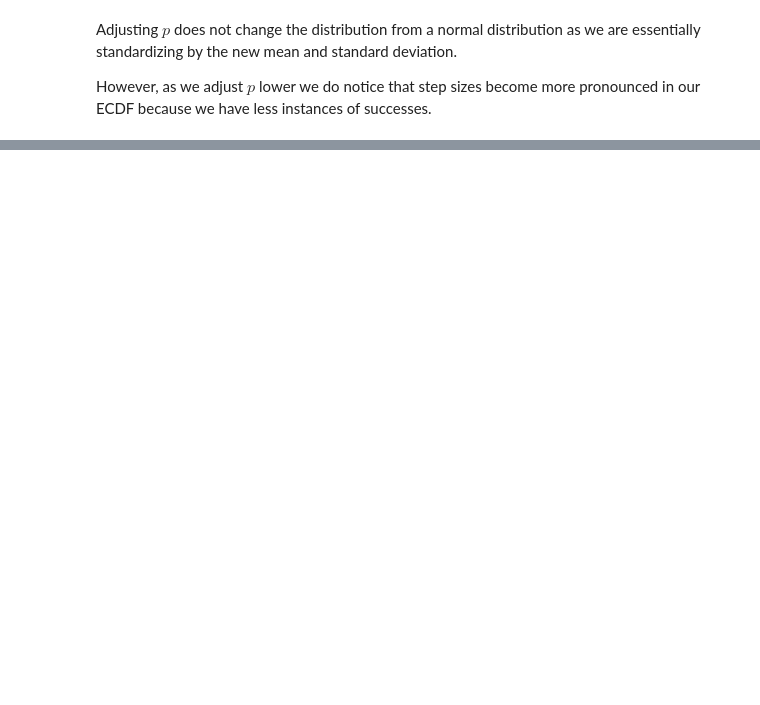
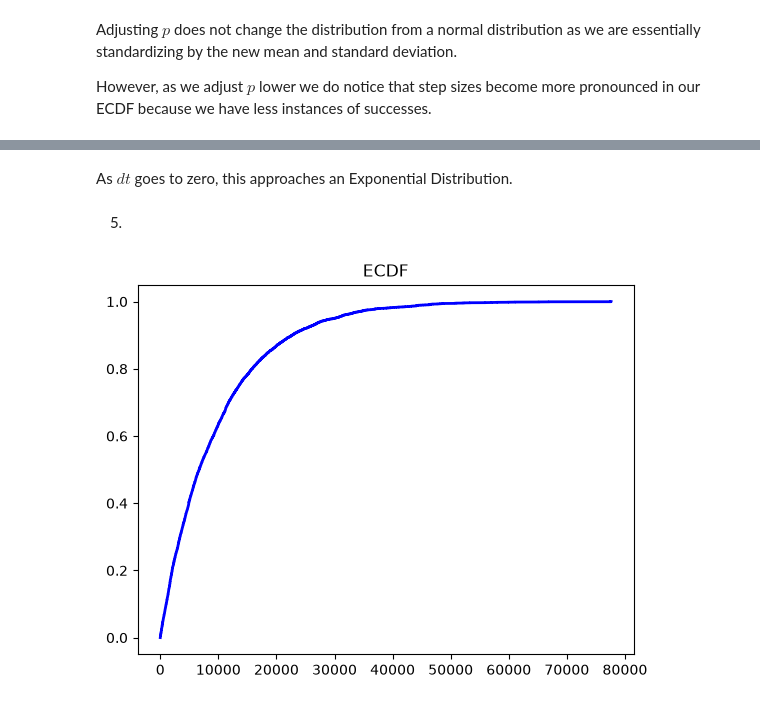
Before and after one commit to hdykens/UU_Lab_Repo, a Jupyter notebook: lab_04/lab_04.ipynb, the cells around one changed output, grey strips where cells are left out. Saved outputs shown, nothing was run; the diff lists cells and outputs as text; code cells hidden in the pictures; blank space fills up the shorter version.

```diff
--- a/lab_04/lab_04.ipynb
+++ b/lab_04/lab_04.ipynb
@@ -299,0 +397,17 @@ However, as we adjust $p$ lower we do notice that step sizes become more pronoun
+# %% [markdown]
+As $dt$ goes to zero, this approaches an Exponential Distribution.
+# %% [markdown]
+5.
+# %%
+r = 0.1
+dt = 1e-3
+B = 5000
+
+results = [simulate_termination(r,dt) for i in range(B)]
+
+x, y = ecdf_xy(results)
+plt.step(x, y, where='post', color='blue', lw=2)
+plt.title("ECDF")
+plt.show()
+# %% [output]
+[figure, added]
```
Also changed, not shown: parts of 50 cells of this notebook.
